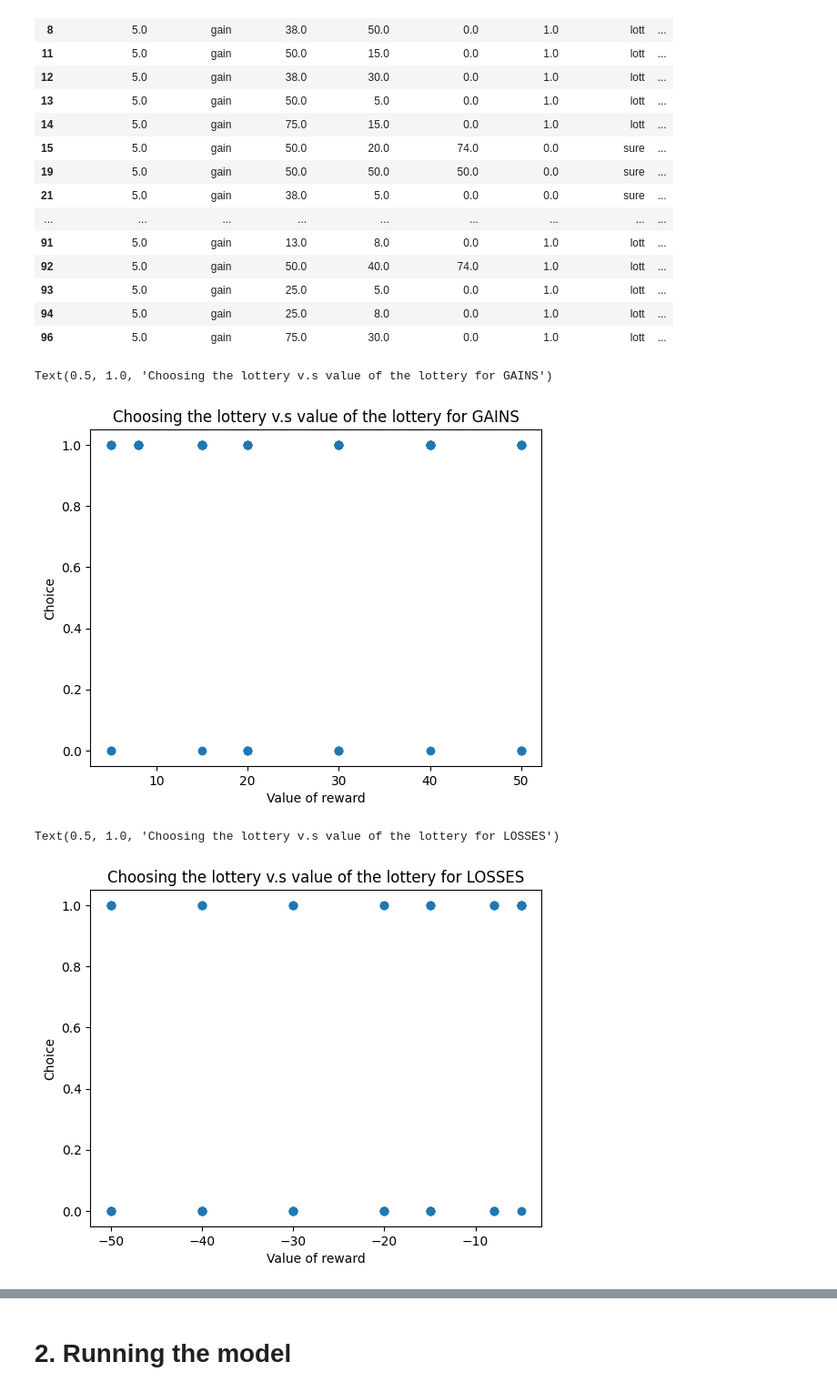
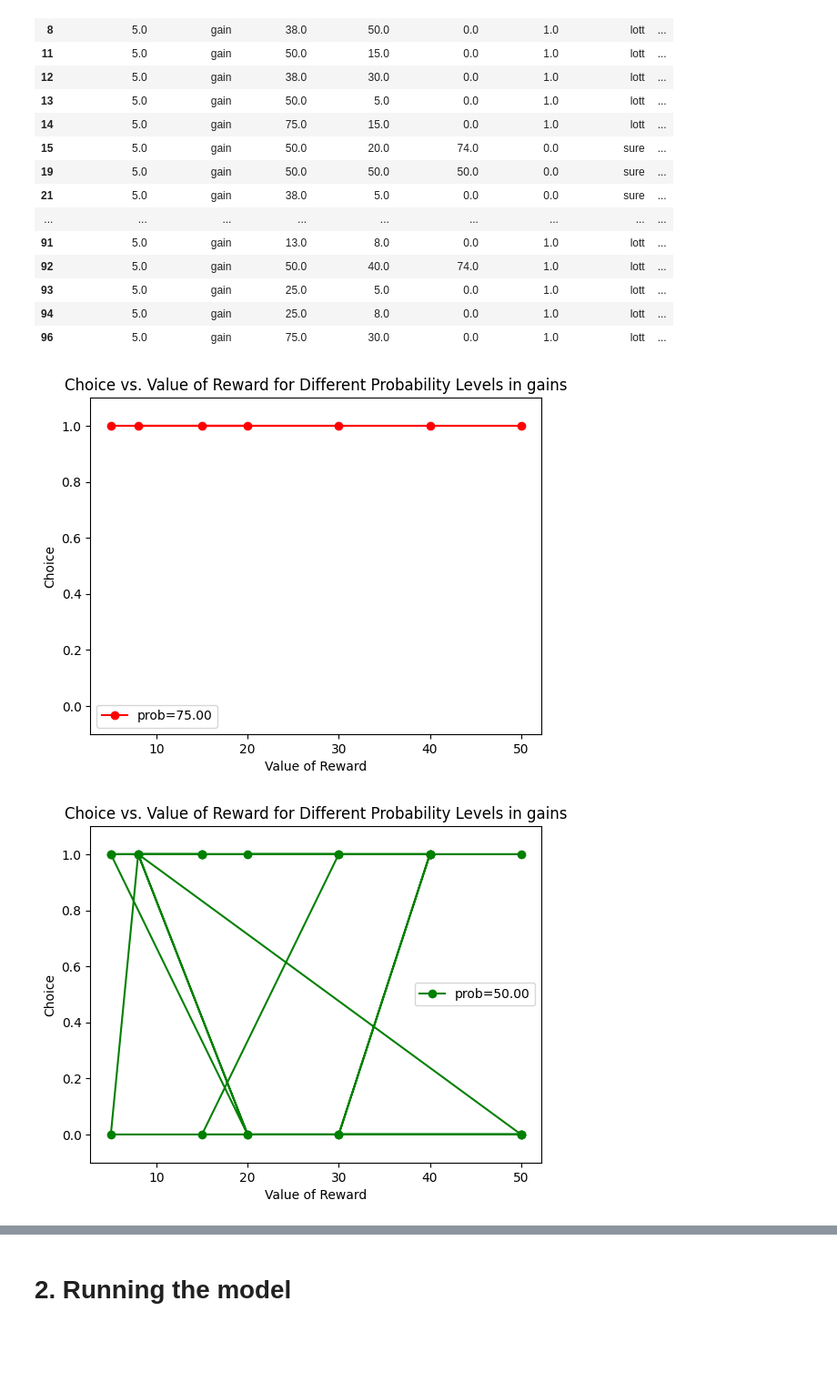
Before and after one commit to CDN-Lab/Intracraneal_electrodes, a Jupyter notebook: uncertaintyencoding.ipynb, the cells around one changed output, grey strips where cells are left out. Shown at 91% size. Saved outputs shown, nothing was run; the diff lists cells and outputs as text; code cells hidden in the pictures; blank space fills up the shorter version.

```diff
--- a/uncertaintyencoding.ipynb
+++ b/uncertaintyencoding.ipynb
@@ -103,27 +102,26 @@ dfgains
 | 93 | 5.0 | gain | 25.0 | 5.0 | 0.0 | 1.0 | lott | ... |
 | 94 | 5.0 | gain | 25.0 | 8.0 | 0.0 | 1.0 | lott | ... |
 | 96 | 5.0 | gain | 75.0 | 30.0 | 0.0 | 1.0 | lott | ... |
-# %%
-#Scatter Plot
-plt.figure()
-x =dfgains['value_reward']
-y= dfgains['crdm_choice']
-plt.scatter(x,y)
-plt.xlabel('Value of reward')
-plt.ylabel('Choice')
-plt.title('Choosing the lottery v.s value of the lottery for GAINS')
-# %% [output]
-Text(0.5, 1.0, 'Choosing the lottery v.s value of the lottery for GAINS')
-[figure, removed]
-# %%
-#Scatter Plot
-plt.figure()
-x =dfloss['value_reward']
-y= dfloss['crdm_choice']
-plt.scatter(x,y)
-plt.xlabel('Value of reward')
-plt.ylabel('Choice')
-plt.title('Choosing the lottery v.s value of the lottery for LOSSES')
-# %% [output]
-Text(0.5, 1.0, 'Choosing the lottery v.s value of the lottery for LOSSES')
-[figure, removed]
+# %%
+def plotting_raw_behavior(df, trials='gains'):
+    colors = ['r', 'g', 'b', 'c', 'y', 'm', 'k']
+    probs = sorted(df['crdm_lott_p'].unique(), reverse=True)
+
+    for i, p in enumerate(probs):
+        subset_df = df[df['crdm_lott_p'] == p]
+        x = subset_df['value_reward']
+        y = subset_df['crdm_choice']
+
+        plt.plot(x, y, '{}o-'.format(colors[i]), label='prob={0:0.2f}'.format(p))
+
+        plt.title('Choice vs. Value of Reward for Different Probability Levels in {}'.format(trials))
+        plt.xlabel('Value of Reward')
+        plt.ylabel('Choice')
+        plt.ylim([-0.1,1.1])  # Set y-axis limits to 0 and 1
+        plt.legend()
+        plt.show()
+
+plotting_raw_behavior(dfgains, trials='gains')
+# %% [output]
+[figure, added]
+[figure, added]
```
Also changed, not shown: parts of 2 cells of this notebook.
